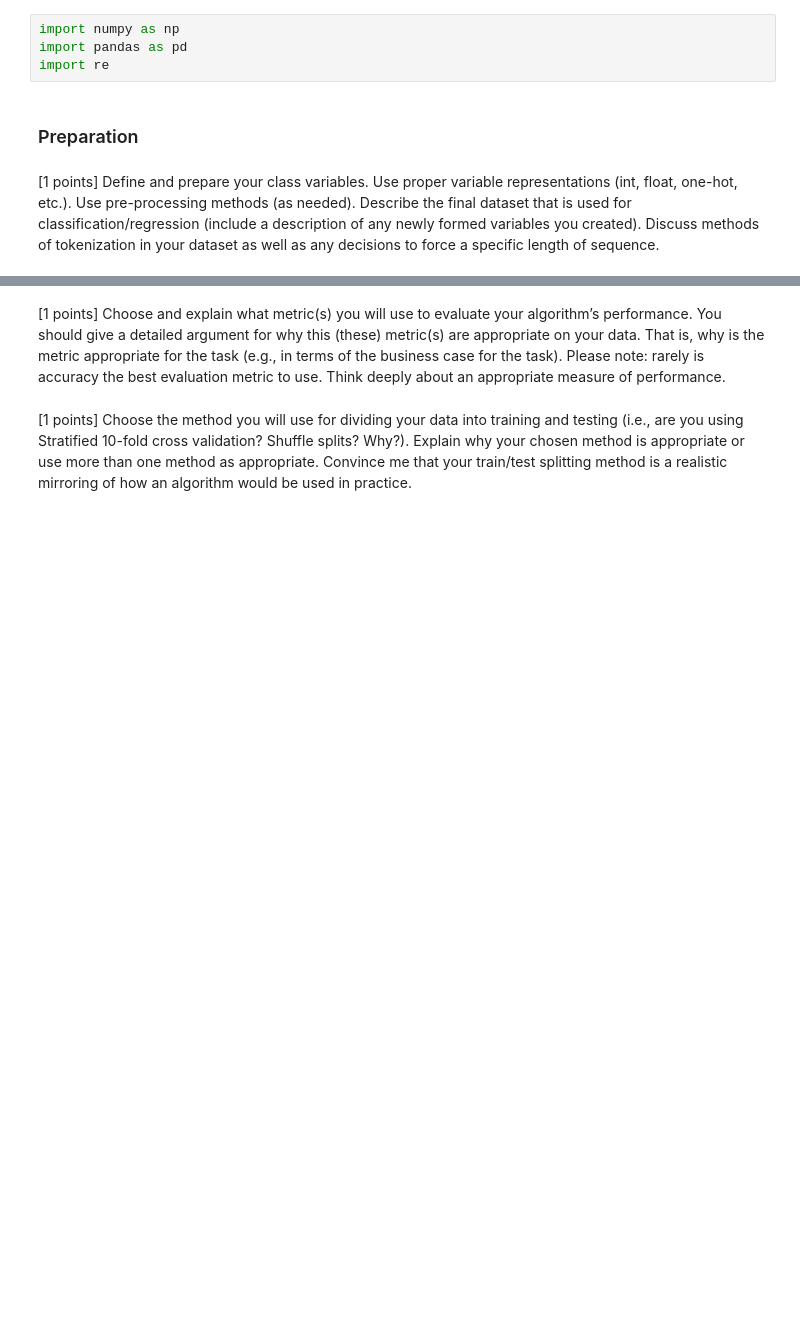
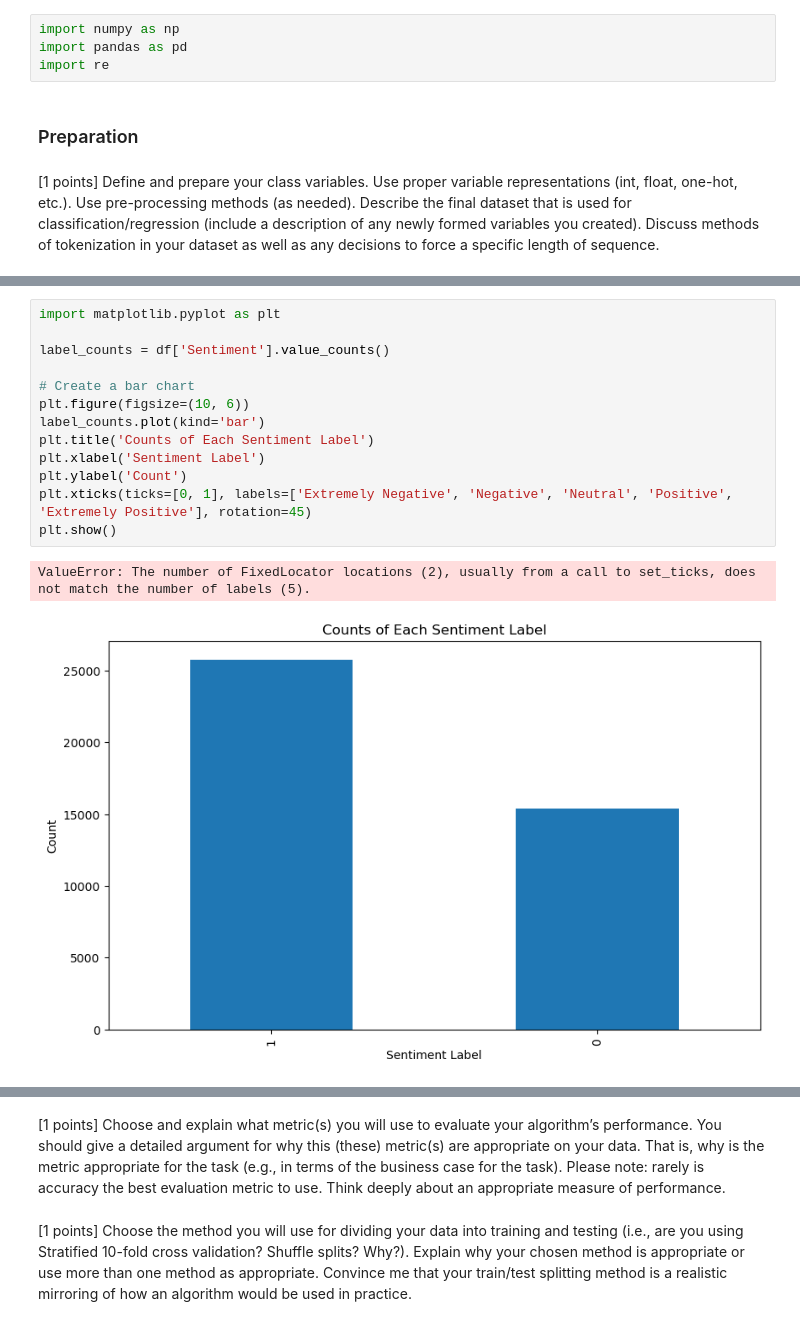
Before and after one commit to katielaird/ML_Lab_7, a Jupyter notebook: Will.ipynb, the cells around one changed output, grey strips where cells are left out. Cells and saved outputs as stored; diff of their text form; blank space fills up the shorter version.

```diff
--- a/Will.ipynb
+++ b/Will.ipynb
@@ -29,0 +118,16 @@ df.head(5)
+# %%
+import matplotlib.pyplot as plt
+
+label_counts = df['Sentiment'].value_counts()
+
+# Create a bar chart
+plt.figure(figsize=(10, 6))
+label_counts.plot(kind='bar')
+plt.title('Counts of Each Sentiment Label')
+plt.xlabel('Sentiment Label')
+plt.ylabel('Count')
+plt.xticks(ticks=[0, 1], labels=['Extremely Negative', 'Negative', 'Neutral', 'Positive', 'Extremely Positive'], rotation=45)
+plt.show()
+# %% [output]
+ValueError: The number of FixedLocator locations (2), usually from a call to set_ticks, does not match the number of labels (5).
+[figure, added]
```
Also changed, not shown: parts of 14 cells of this notebook.
